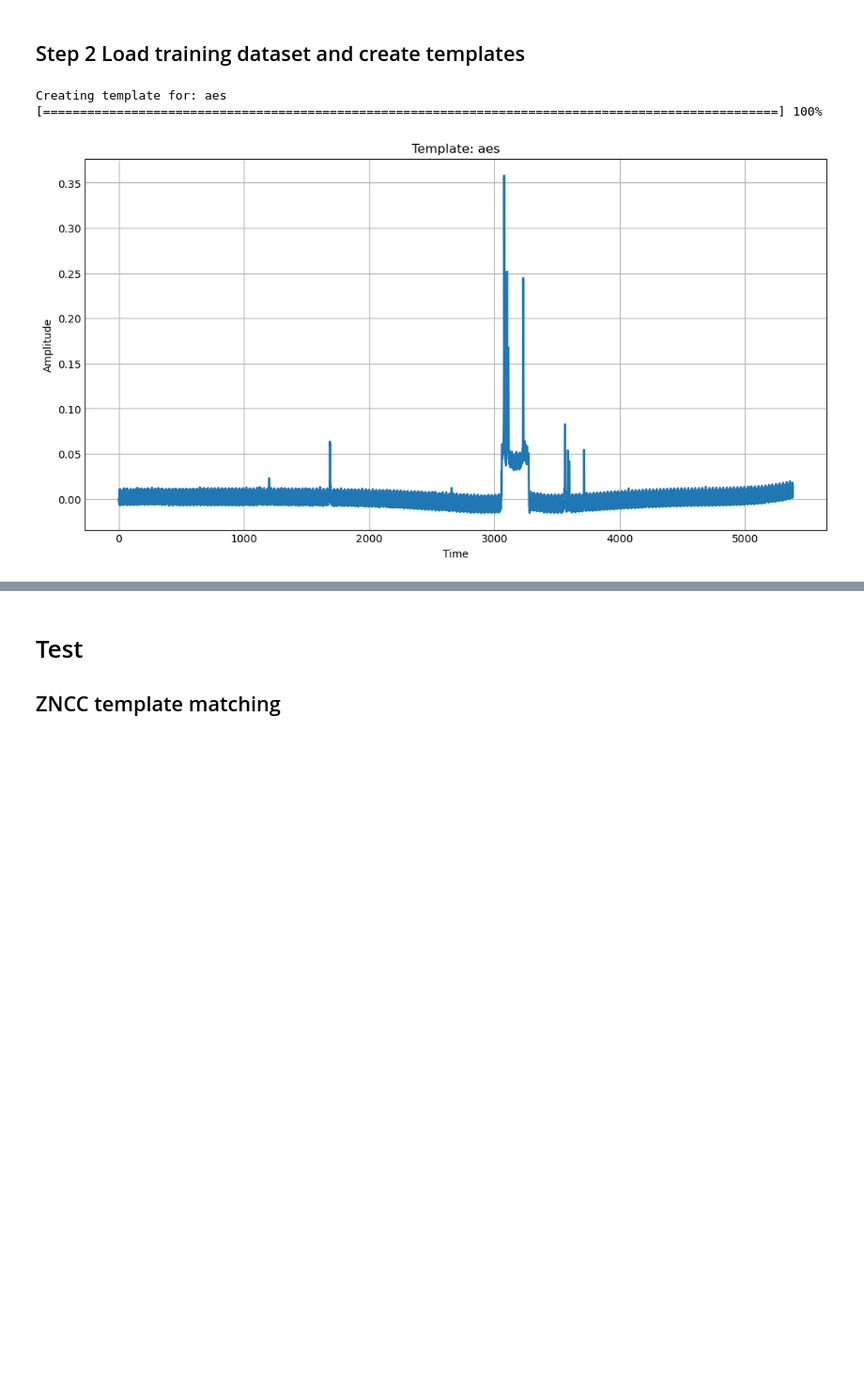
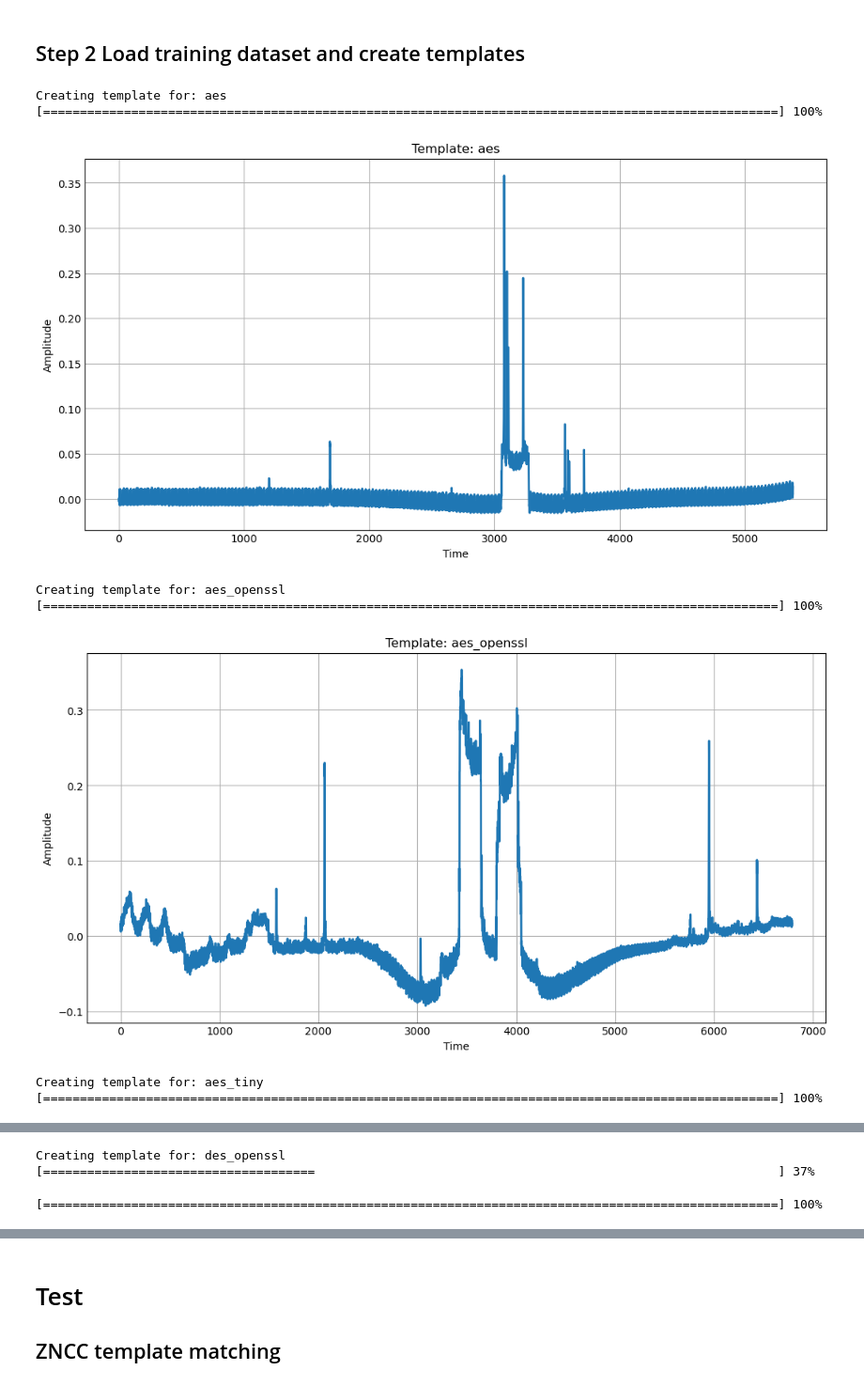
Before and after one commit to KickaStone/em-op-extract, a Jupyter notebook: template_matching.ipynb, the cells around one changed output, grey strips where cells are left out. Shown at 94% size. Saved outputs shown, nothing was run; the diff lists cells and outputs as text; code cells hidden in the pictures; blank space fills up the shorter version.

```diff
--- a/template_matching.ipynb
+++ b/template_matching.ipynb
@@ -190,33 +190,35 @@ for arch_template_op, arch_template in boot_templates.items():
         traces = np.load(os.path.join(train_path, entry), allow_pickle=True)
         metadata = np.load(os.path.join(train_path, filename+'_meta.p'), allow_pickle=True)
         for i, trace in enumerate(traces):
             # skip noise traces
             trace_op = metadata[i]['op']
             if trace_op != arch_template_op or len(trace) < len(arch_template):
                 continue
 
             trace = filter(trace)
             detected_trace = find_trace(trace, arch_template)
             if detected_trace is not None:
                 batch_template.append(detected_trace)
                 if len(batch_template) == 20:
                     template.append(np.mean(batch_template, axis=0))
                     batch_template = []
         del traces
         del metadata
 
         precentage = int((idx+1)/len(training_traces)*100)
         sys.stdout.write('\r')
         sys.stdout.write("[%-100s] %d%%" % ('='*int(precentage), precentage))
         sys.stdout.flush()
     template = np.mean(template, axis=0)
     plot_trace(template, title='Template: '+ arch_template_op)
     np.save(os.path.join(template_path, arch_template_op+'.npy'), template)
     template = []
-    break
-
-    # save template
 # %% [output]
 Creating template for: aes
 [====================================================================================================] 100%
 [figure]
+Creating template for: aes_openssl
+[====================================================================================================] 100%
+[figure, added]
+Creating template for: aes_tiny
+[====================================================================================================] 100%
@@ -222,0 +226,3 @@ Creating template for: aes
+Creating template for: des_openssl
+[=====================================                                                               ] 37%
+[====================================================================================================] 100%
```
Also changed, not shown: parts of 4 cells of this notebook.
